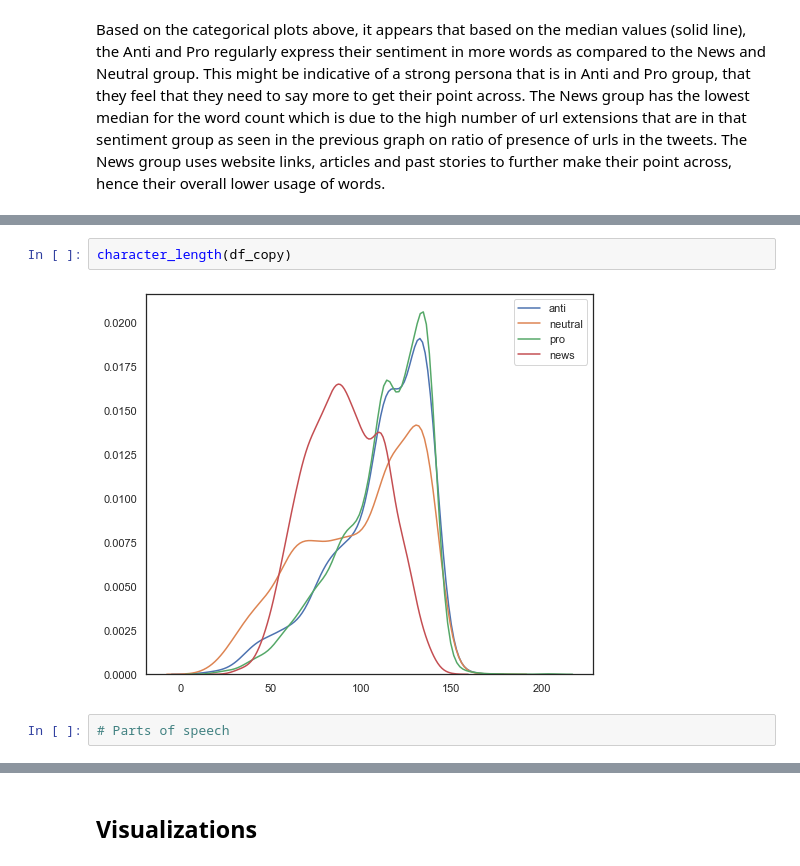
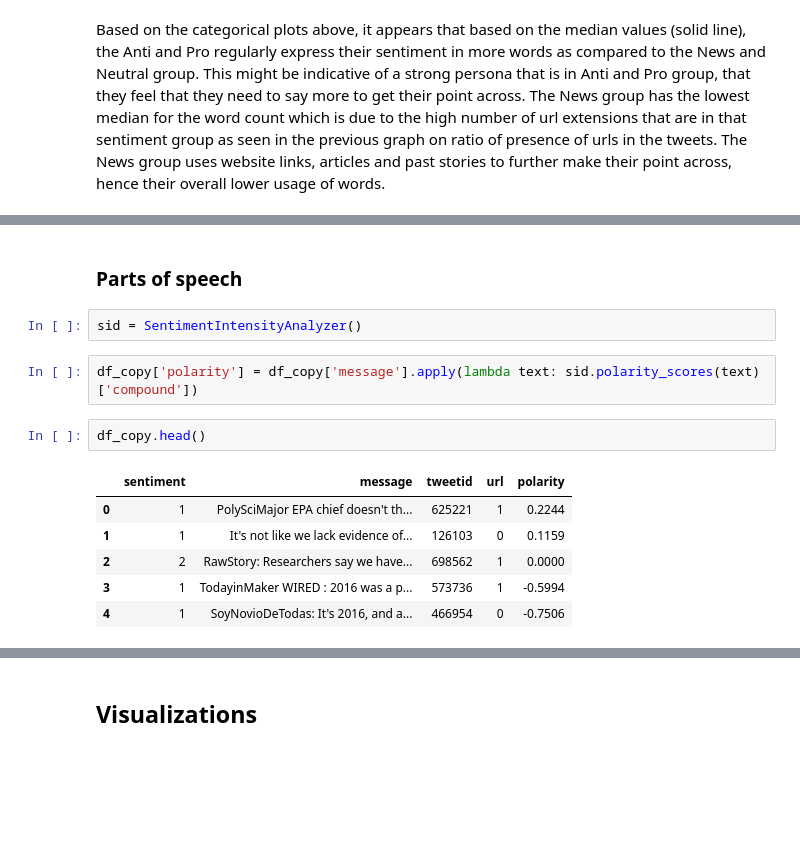
Before and after one commit to FaatimahM/jhb-ss3-classification-Repo, a Jupyter notebook: Classification_submission_file.ipynb, the cells around one changed output, grey strips where cells are left out. Drawn from its saved outputs; the diff is of its cells as text; blank space fills up the shorter version.

```diff
--- a/Classification_submission_file.ipynb
+++ b/Classification_submission_file.ipynb
@@ -436,6 +412,15 @@ def character_length(data):
-# %%
-character_length(df_copy)
-# %% [output]
-[figure, removed]
-# %%
-# Parts of speech
+# %% [markdown]
+### Parts of speech
+# %%
+sid = SentimentIntensityAnalyzer()
+# %%
+df_copy['polarity'] = df_copy['message'].apply(lambda text: sid.polarity_scores(text)['compound'])
+# %%
+df_copy.head()
+# %% [output]
+|  | sentiment | message | tweetid | url | polarity |
+| 0 | 1 | PolySciMajor EPA chief doesn't th... | 625221 | 1 | 0.2244 |
+| 1 | 1 | It's not like we lack evidence of... | 126103 | 0 | 0.1159 |
+| 2 | 2 | RawStory: Researchers say we have... | 698562 | 1 | 0.0000 |
+| 3 | 1 | TodayinMaker WIRED : 2016 was a p... | 573736 | 1 | -0.5994 |
+| 4 | 1 | SoyNovioDeTodas: It's 2016, and a... | 466954 | 0 | -0.7506 |
```
Also changed, not shown: parts of 7 cells of this notebook.
